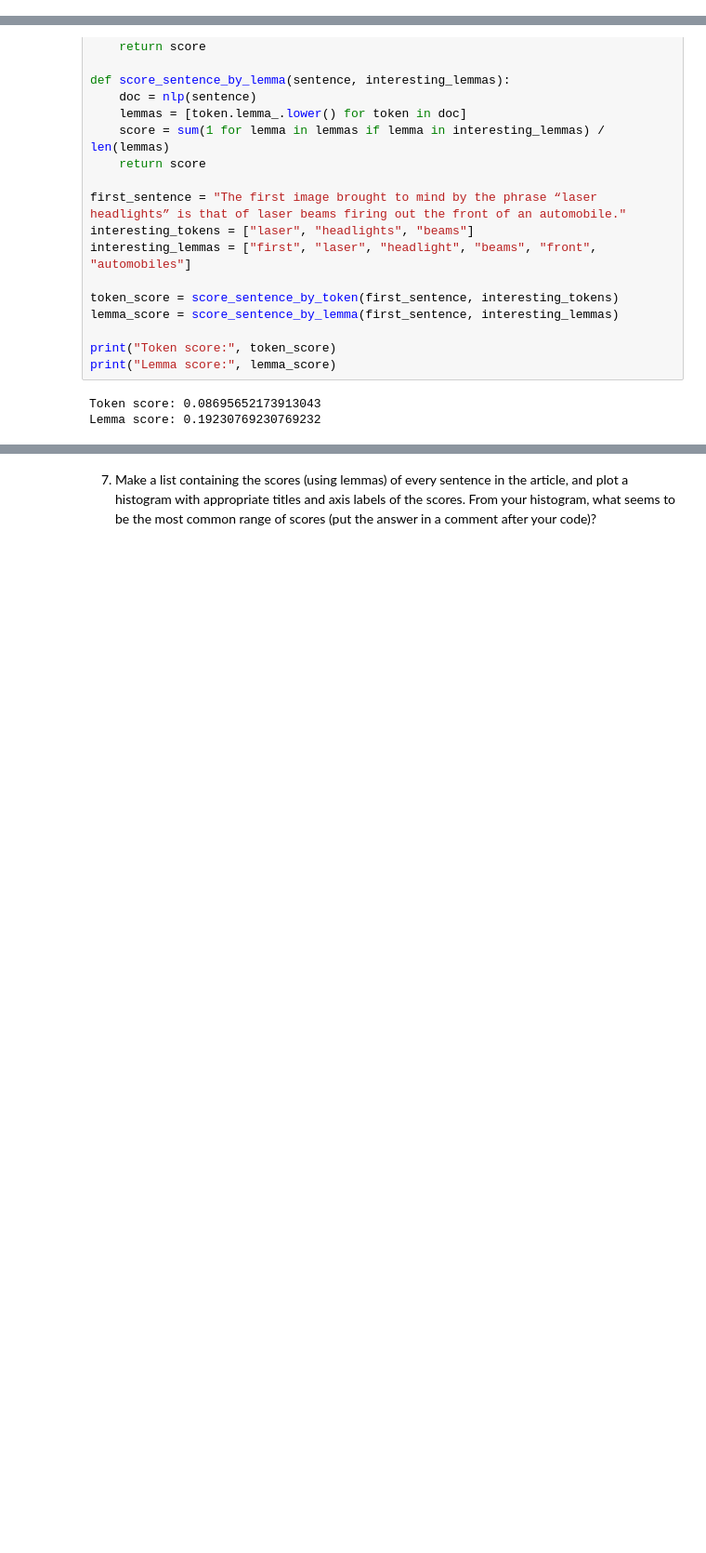
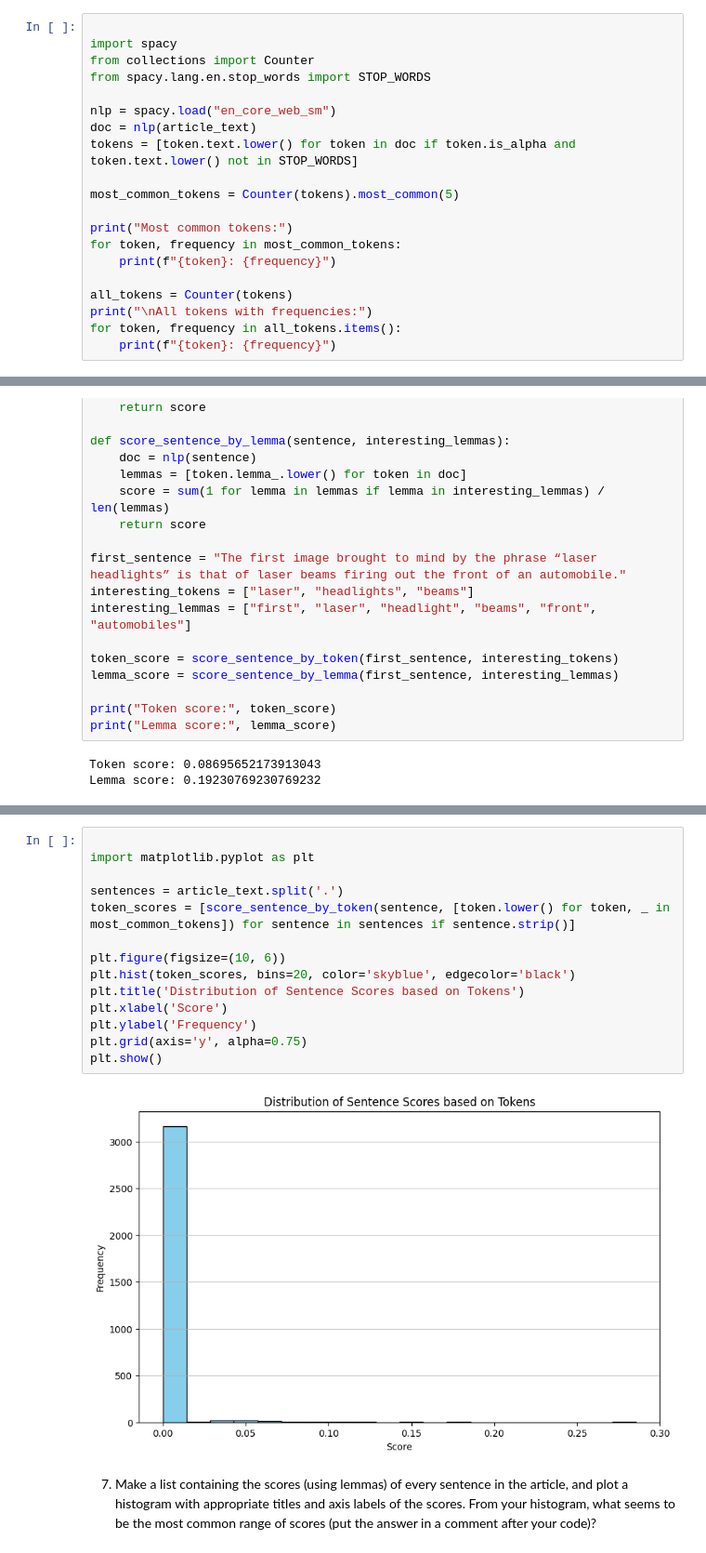
Before and after one commit to prabhasapkota/web-scrapping, a Jupyter notebook: web-scraping.ipynb, the cells around one changed output, grey strips where cells are left out. Shown at 93% size. Drawn from its saved outputs; the diff is of its cells as text; blank space fills up the shorter version.

```diff
--- a/web-scraping.ipynb
+++ b/web-scraping.ipynb
@@ -167,0 +117,20 @@ ok: 1
+# %%
+
+import spacy
+from collections import Counter
+from spacy.lang.en.stop_words import STOP_WORDS
+
+nlp = spacy.load("en_core_web_sm")
+doc = nlp(article_text)
+tokens = [token.text.lower() for token in doc if token.is_alpha and token.text.lower() not in STOP_WORDS]
+
+most_common_tokens = Counter(tokens).most_common(5)
+
+print("Most common tokens:")
+for token, frequency in most_common_tokens:
+    print(f"{token}: {frequency}")
+
+all_tokens = Counter(tokens)
+print("\nAll tokens with frequencies:")
+for token, frequency in all_tokens.items():
+    print(f"{token}: {frequency}")
@@ -256,3 +244,19 @@ Lemma score: 0.19230769230769232
+# %%
+
+import matplotlib.pyplot as plt
+
+sentences = article_text.split('.')
+token_scores = [score_sentence_by_token(sentence, [token.lower() for token, _ in most_common_tokens]) for sentence in sentences if sentence.strip()]
+
+plt.figure(figsize=(10, 6))
+plt.hist(token_scores, bins=20, color='skyblue', edgecolor='black')
+plt.title('Distribution of Sentence Scores based on Tokens')
+plt.xlabel('Score')
+plt.ylabel('Frequency')
+plt.grid(axis='y', alpha=0.75)
+plt.show()
+# %% [output]
+[figure, added]
 # %% [markdown]
 7. Make a list containing the scores (using lemmas) of every sentence in the article, and plot a histogram with appropriate titles and axis labels of the scores.  From your histogram, what seems to be the most common range of scores (put the answer in a comment after your code)?
 # %% [markdown]
```
Also changed, not shown: parts of 3 cells of this notebook.
